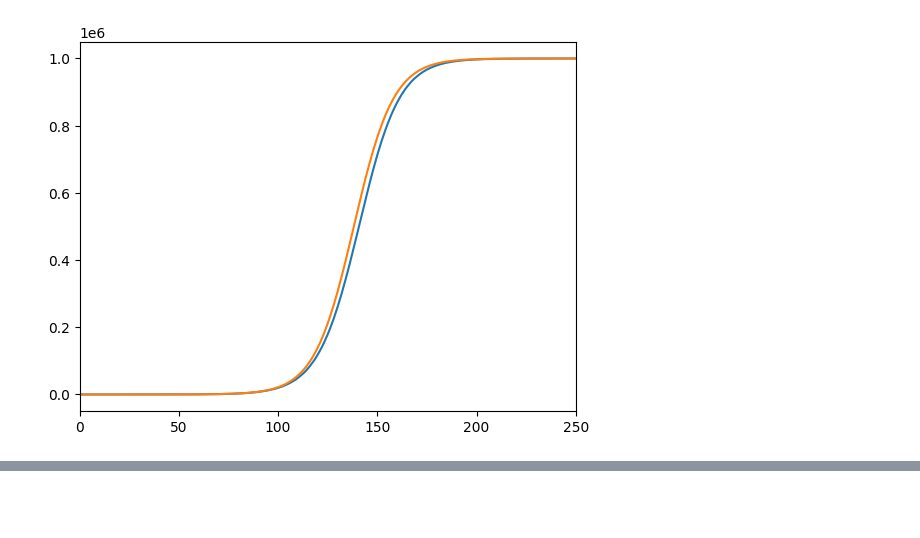
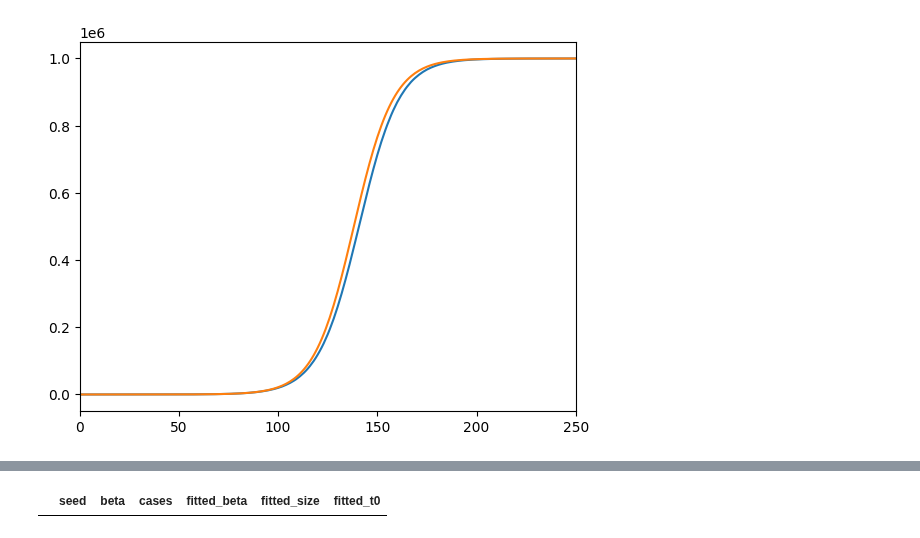
Before and after one commit to InstituteforDiseaseModeling/laser-generic, a Jupyter notebook: notebooks/example_SI_nobirths.ipynb, the cells around one changed output, grey strips where cells are left out. Drawn from its saved outputs; the diff is of its cells as text; code cells hidden in the pictures; blank space fills up the shorter version.

```diff
--- a/notebooks/example_SI_nobirths.ipynb
+++ b/notebooks/example_SI_nobirths.ipynb
@@ -69,0 +179,4 @@ array([[1000000],
+# %%
+output
+# %% [output]
+|  | seed | beta | cases | fitted_beta | fitted_size | fitted_t0 |
```
Also changed, not shown: parts of 7 cells of this notebook.
